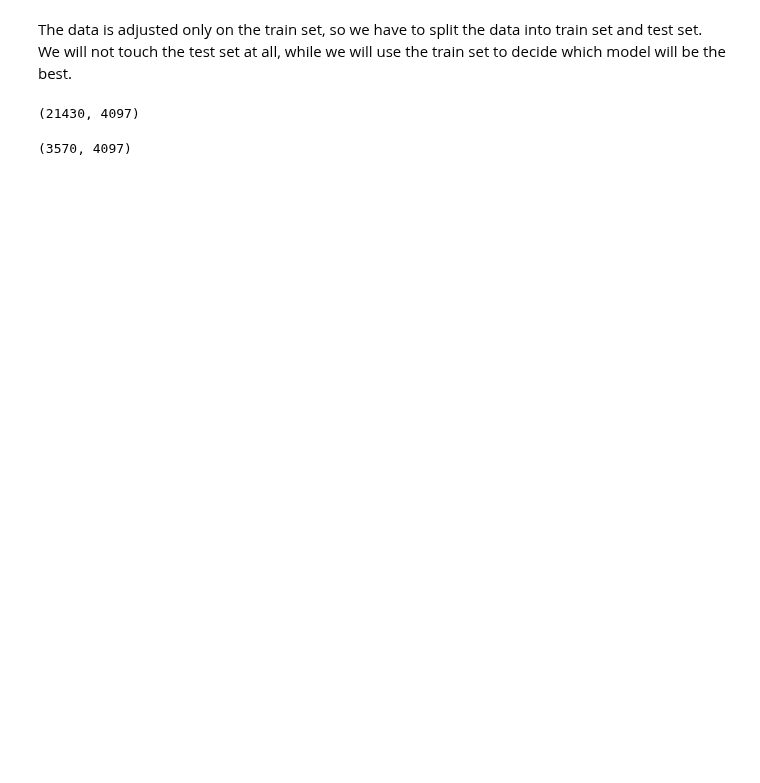
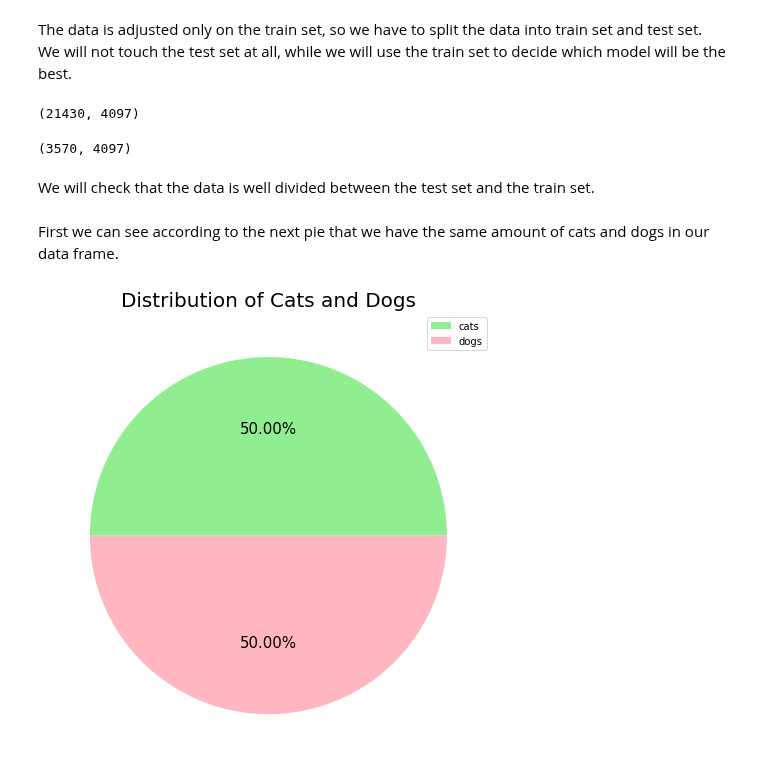
Before and after one commit to Esther-Bi/Data-Simulation-Semester-B-2021-Final-Project, a Jupyter notebook: Notebook 3 - dogsVScats.ipynb, the cells around one changed output. Drawn from its saved outputs; the diff is of its cells as text; code cells hidden in the pictures; blank space fills up the shorter version.

Commit message:
N3 - visualization of data

```diff
--- a/Notebook 3 - dogsVScats.ipynb
+++ b/Notebook 3 - dogsVScats.ipynb
@@ -121,3 +121,19 @@ FinalTrain.shape
 FinalTest.shape
 # %% [output]
 (3570, 4097)
+# %% [markdown]
+We will check that the data is well divided between the test set and the train set.<br>
+<br>
+First we can see according to the next pie that we have the same amount of cats and dogs in our data frame.
+# %%
+label = ['cats', 'dogs']
+
+sorted_df = df.sort_values(by=['label'])
+plt.subplots(figsize=(8, 9))
+plt.pie(sorted_df['label'].value_counts(), colors = ['lightgreen', 'lightpink'], autopct = '%.2f%%' , textprops={"fontsize":15})
+plt.title('Distribution of Cats and Dogs' , fontdict = {'fontsize' : 20})
+plt.legend(label , loc=1)
+
+plt.show()
+# %% [output]
+[figure, added]
```
Also changed, not shown: parts of 6 cells of this notebook.
